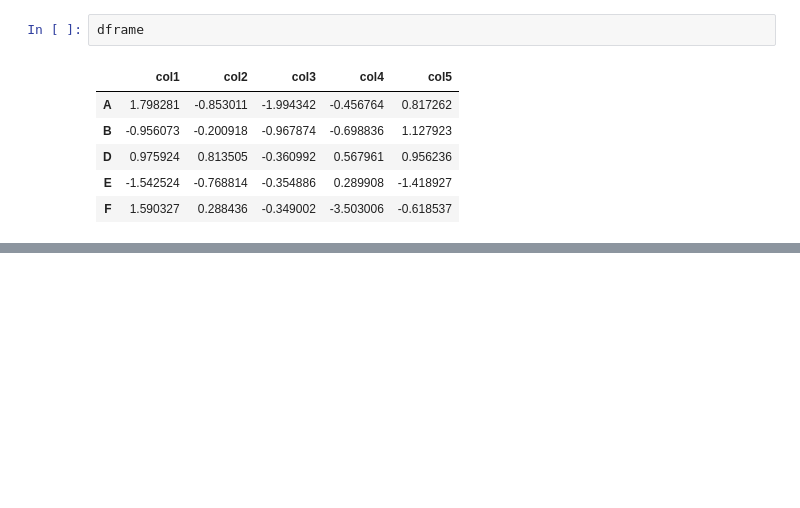
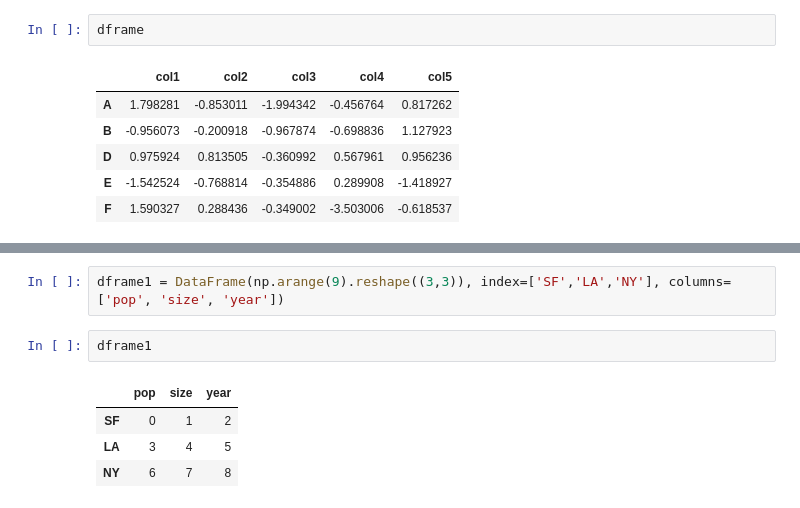
Before and after one commit to devmatsuko/python-practice, a Jupyter notebook: section4.ipynb, the cells around one changed output, grey strips where cells are left out. Saved outputs shown, nothing was run; the diff lists cells and outputs as text; blank space fills up the shorter version.

```diff
--- a/section4.ipynb
+++ b/section4.ipynb
@@ -365,0 +388,9 @@ dframe
+# %%
+dframe1 = DataFrame(np.arange(9).reshape((3,3)), index=['SF','LA','NY'], columns=['pop', 'size', 'year'])
+# %%
+dframe1
+# %% [output]
+|  | pop | size | year |
+| SF | 0 | 1 | 2 |
+| LA | 3 | 4 | 5 |
+| NY | 6 | 7 | 8 |
```
Also changed, not shown: parts of 7 cells of this notebook.
